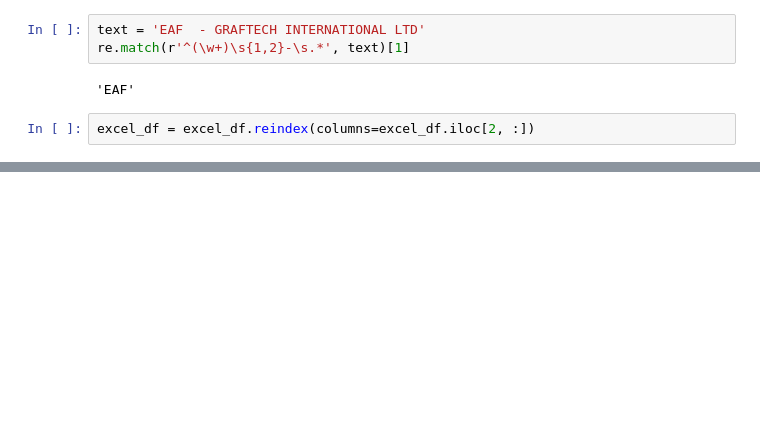
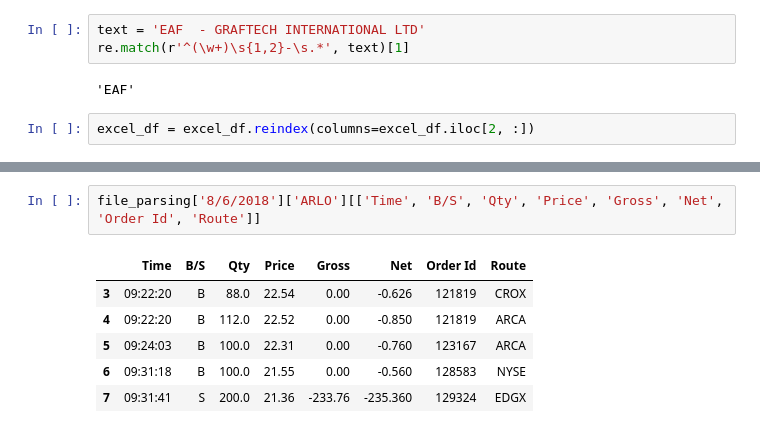
Before and after one commit to mkf-mkf/My_cloud, a Jupyter notebook: Trades_to_chart.ipynb, the cells around one changed output, grey strips where cells are left out. Saved outputs shown, nothing was run; the diff lists cells and outputs as text; blank space fills up the shorter version.

```diff
--- a/Trades_to_chart.ipynb
+++ b/Trades_to_chart.ipynb
@@ -112 +204,10 @@ excel_df = excel_df.reindex(columns=excel_df.iloc[2, :])
+# %%
+file_parsing['8/6/2018']['ARLO'][['Time', 'B/S', 'Qty', 'Price', 'Gross', 'Net', 'Order Id', 'Route']]
+# %% [output]
+|  | Time | B/S | Qty | Price | Gross | Net | Order Id | Route |
+| 3 | 09:22:20 | B | 88.0 | 22.54 | 0.00 | -0.626 | 121819 | CROX |
+| 4 | 09:22:20 | B | 112.0 | 22.52 | 0.00 | -0.850 | 121819 | ARCA |
+| 5 | 09:24:03 | B | 100.0 | 22.31 | 0.00 | -0.760 | 123167 | ARCA |
+| 6 | 09:31:18 | B | 100.0 | 21.55 | 0.00 | -0.560 | 128583 | NYSE |
+| 7 | 09:31:41 | S | 200.0 | 21.36 | -233.76 | -235.360 | 129324 | EDGX |
 # %%
```
Also changed, not shown: parts of 18 cells of this notebook.
